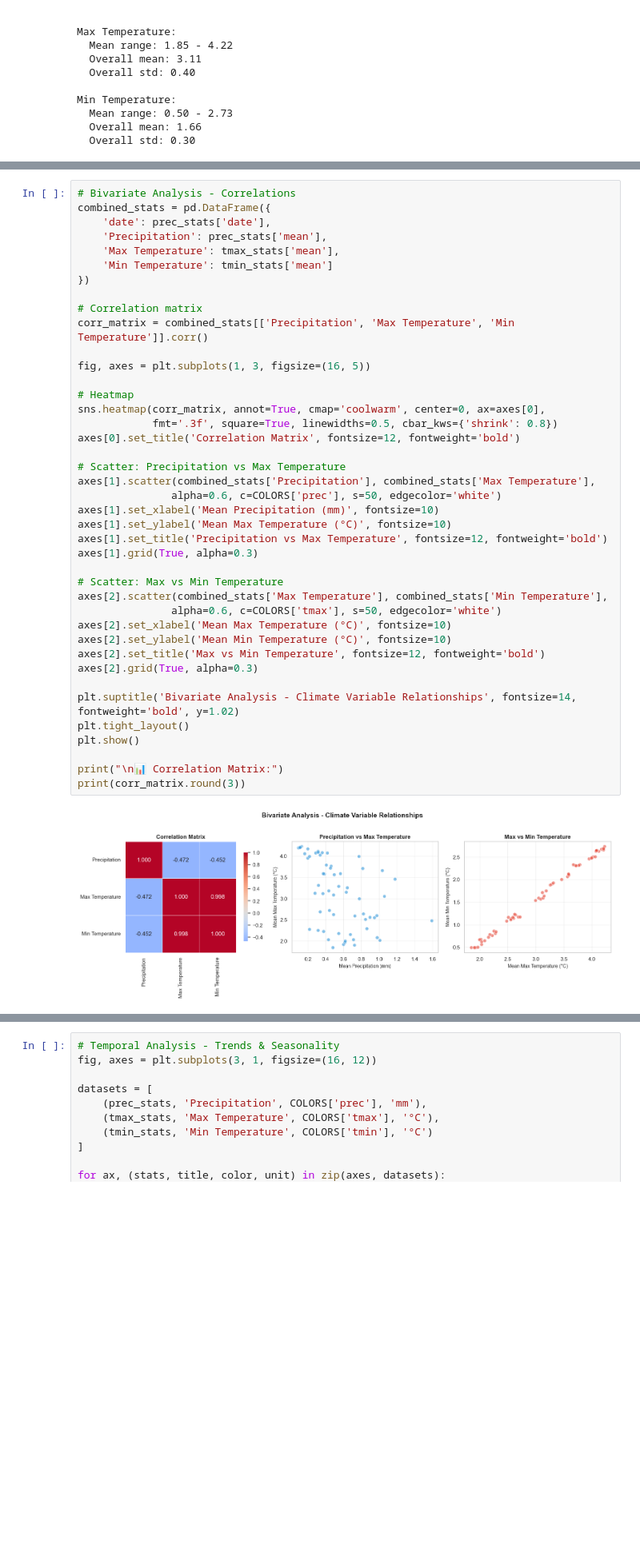
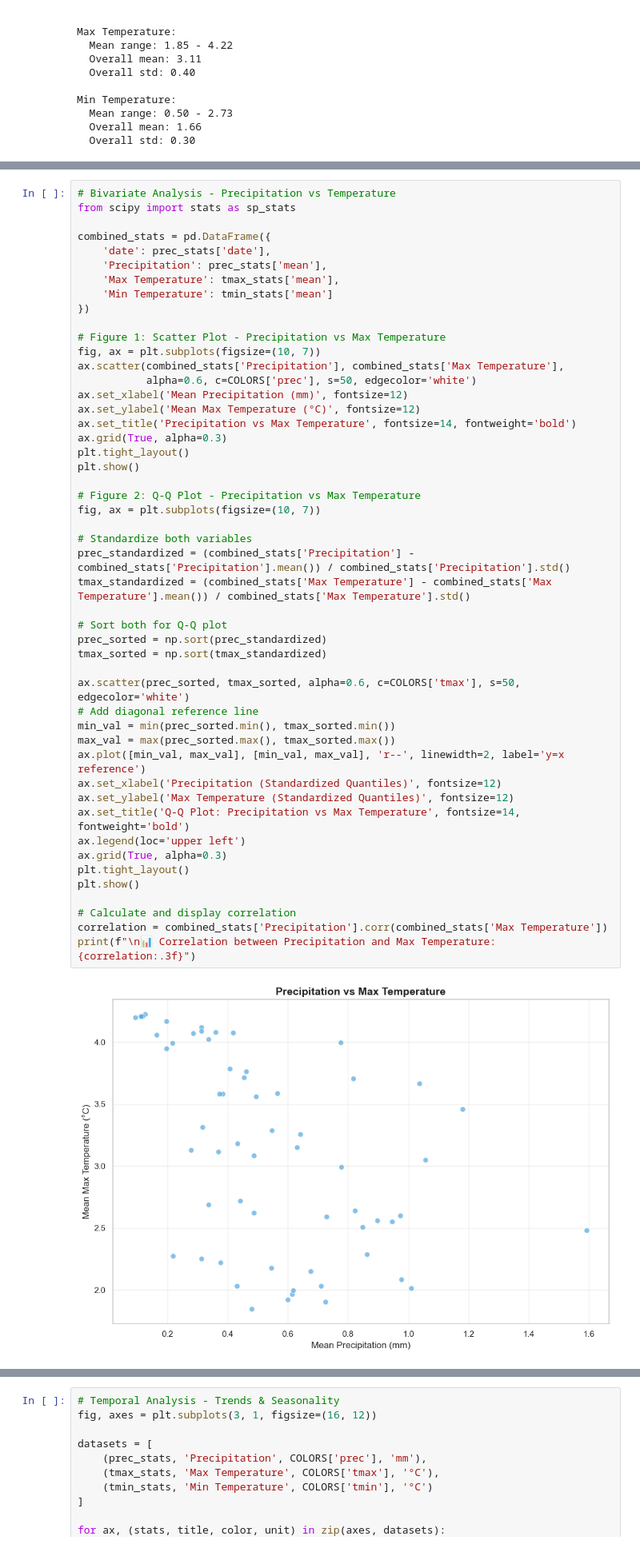
Before and after one commit to BESSAI-Tayeb/forest-fires-algeria-tunisia-analysis, a Jupyter notebook: analysis/analysis/climate.ipynb, the cells around one changed output, grey strips where cells are left out. Shown at 80% size. Drawn from its saved outputs; the diff is of its cells as text; blank space fills up the shorter version.

Commit message:
chapter1 add climate plots

```diff
--- a/analysis/analysis/climate.ipynb
+++ b/analysis/analysis/climate.ipynb
@@ -522,45 +522,53 @@ plt.show()
 # %% [output]
 [figure]
 # %%
-# Bivariate Analysis - Correlations
+# Bivariate Analysis - Precipitation vs Temperature
+from scipy import stats as sp_stats
+
 combined_stats = pd.DataFrame({
     'date': prec_stats['date'],
     'Precipitation': prec_stats['mean'],
     'Max Temperature': tmax_stats['mean'],
     'Min Temperature': tmin_stats['mean']
 })
 
-# Correlation matrix
-corr_matrix = combined_stats[['Precipitation', 'Max Temperature', 'Min Temperature']].corr()
-
-fig, axes = plt.subplots(1, 3, figsize=(16, 5))
-
-# Heatmap
-sns.heatmap(corr_matrix, annot=True, cmap='coolwarm', center=0, ax=axes[0],
-            fmt='.3f', square=True, linewidths=0.5, cbar_kws={'shrink': 0.8})
-axes[0].set_title('Correlation Matrix', fontsize=12, fontweight='bold')
-
-# Scatter: Precipitation vs Max Temperature
-axes[1].scatter(combined_stats['Precipitation'], combined_stats['Max Temperature'],
-               alpha=0.6, c=COLORS['prec'], s=50, edgecolor='white')
-axes[1].set_xlabel('Mean Precipitation (mm)', fontsize=10)
-axes[1].set_ylabel('Mean Max Temperature (°C)', fontsize=10)
-axes[1].set_title('Precipitation vs Max Temperature', fontsize=12, fontweight='bold')
-axes[1].grid(True, alpha=0.3)
-
-# Scatter: Max vs Min Temperature
-axes[2].scatter(combined_stats['Max Temperature'], combined_stats['Min Temperature'],
-               alpha=0.6, c=COLORS['tmax'], s=50, edgecolor='white')
-axes[2].set_xlabel('Mean Max Temperature (°C)', fontsize=10)
-axes[2].set_ylabel('Mean Min Temperature (°C)', fontsize=10)
-axes[2].set_title('Max vs Min Temperature', fontsize=12, fontweight='bold')
-axes[2].grid(True, alpha=0.3)
-
-plt.suptitle('Bivariate Analysis - Climate Variable Relationships', fontsize=14, fontweight='bold', y=1.02)
+# Figure 1: Scatter Plot - Precipitation vs Max Temperature
+fig, ax = plt.subplots(figsize=(10, 7))
+ax.scatter(combined_stats['Precipitation'], combined_stats['Max Temperature'],
+           alpha=0.6, c=COLORS['prec'], s=50, edgecolor='white')
+ax.set_xlabel('Mean Precipitation (mm)', fontsize=12)
+ax.set_ylabel('Mean Max Temperature (°C)', fontsize=12)
+ax.set_title('Precipitation vs Max Temperature', fontsize=14, fontweight='bold')
+ax.grid(True, alpha=0.3)
 plt.tight_layout()
 plt.show()
 
-print("\n📊 Correlation Matrix:")
-print(corr_matrix.round(3))
+# Figure 2: Q-Q Plot - Precipitation vs Max Temperature
+fig, ax = plt.subplots(figsize=(10, 7))
+
+# Standardize both variables
+prec_standardized = (combined_stats['Precipitation'] - combined_stats['Precipitation'].mean()) / combined_stats['Precipitation'].std()
+tmax_standardized = (combined_stats['Max Temperature'] - combined_stats['Max Temperature'].mean()) / combined_stats['Max Temperature'].std()
+
+# Sort both for Q-Q plot
+prec_sorted = np.sort(prec_standardized)
+tmax_sorted = np.sort(tmax_standardized)
+
+ax.scatter(prec_sorted, tmax_sorted, alpha=0.6, c=COLORS['tmax'], s=50, edgecolor='white')
+# Add diagonal reference line
+min_val = min(prec_sorted.min(), tmax_sorted.min())
+max_val = max(prec_sorted.max(), tmax_sorted.max())
+ax.plot([min_val, max_val], [min_val, max_val], 'r--', linewidth=2, label='y=x reference')
+ax.set_xlabel('Precipitation (Standardized Quantiles)', fontsize=12)
+ax.set_ylabel('Max Temperature (Standardized Quantiles)', fontsize=12)
+ax.set_title('Q-Q Plot: Precipitation vs Max Temperature', fontsize=14, fontweight='bold')
+ax.legend(loc='upper left')
+ax.grid(True, alpha=0.3)
+plt.tight_layout()
+plt.show()
+
+# Calculate and display correlation
+correlation = combined_stats['Precipitation'].corr(combined_stats['Max Temperature'])
+print(f"\n📊 Correlation between Precipitation and Max Temperature: {correlation:.3f}")
 # %% [output]
-[figure, old version]
+[figure, new version]
```
Also changed, not shown: parts of 1 cell of this notebook, 4 other files.
